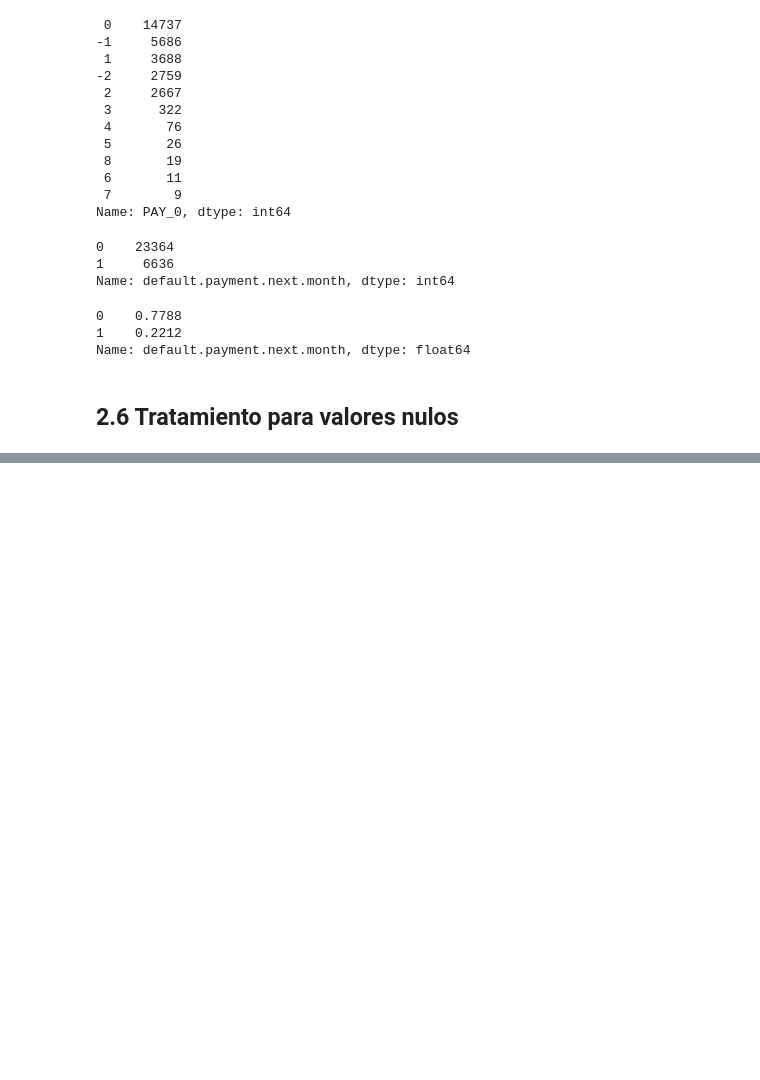
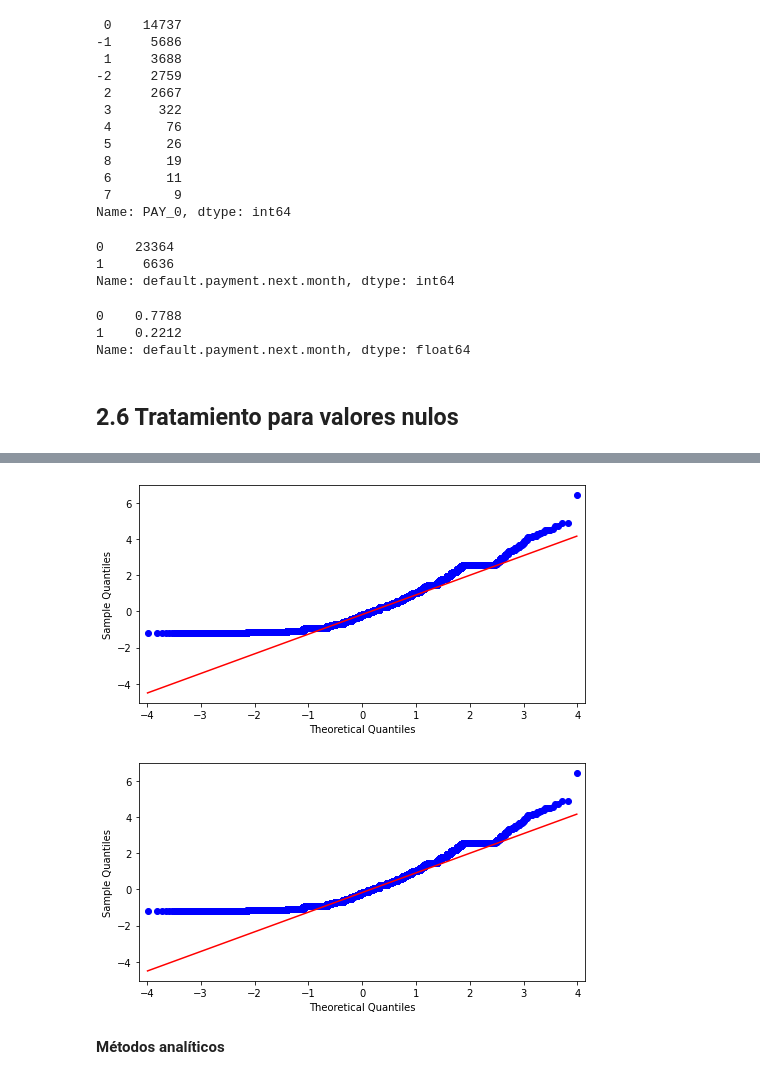
Before and after one commit to Wftorres29/ProyectoBanco, a Jupyter notebook: ProyectoBancowft.ipynb, the cells around one changed output, grey strips where cells are left out. Cells and saved outputs as stored; diff of their text form; code cells hidden in the pictures; blank space fills up the shorter version.

```diff
--- a/ProyectoBancowft.ipynb
+++ b/ProyectoBancowft.ipynb
@@ -267,0 +343,8 @@ df.Mora=df.Mora.astype("category")
+# %%
+fig, ax=plt.subplots(figsize=(8,4))
+sm.qqplot(MontoCredito, fit=True, line="q", ax=ax)
+# %% [output]
+[figure, added]
+[figure, added]
+# %% [markdown]
+**Métodos analíticos**
```
Also changed, not shown: parts of 27 cells of this notebook.
